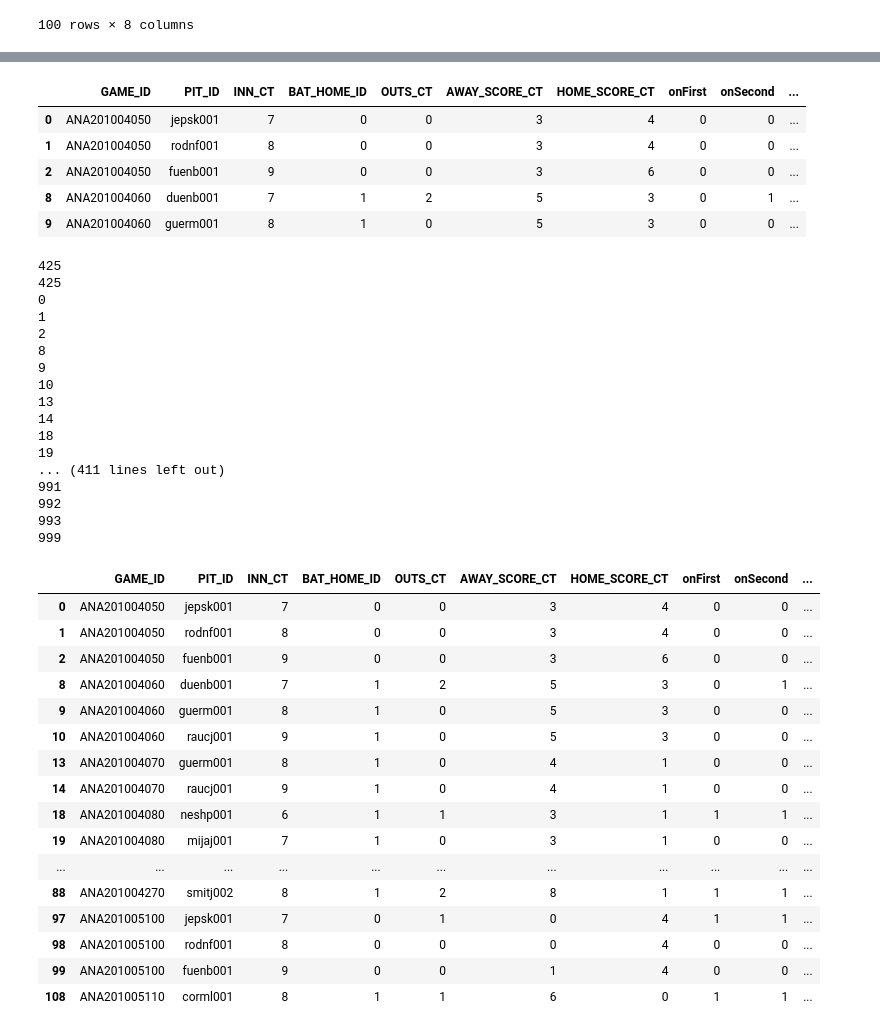
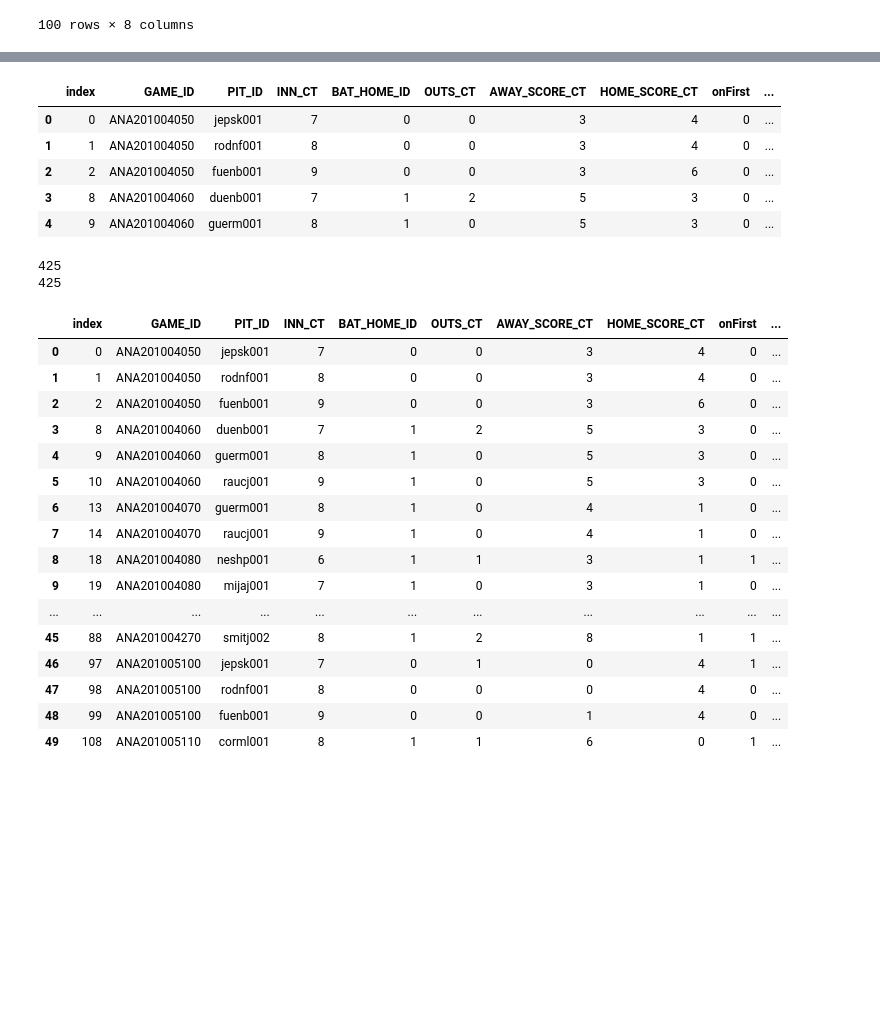
Before and after one commit to DylanSchneider/Save2.0, a Jupyter notebook: Save2.ipynb, the cells around one changed output, grey strips where cells are left out. Saved outputs shown, nothing was run; the diff lists cells and outputs as text; code cells hidden in the pictures; blank space fills up the shorter version.

```diff
--- a/Save2.ipynb
+++ b/Save2.ipynb
@@ -44,7 +48,7 @@ df_pitch_subs[['GAME_ID', 'PIT_ID', 'INN_CT', 'BAT_HOME_ID', 'AWAY_SCORE_CT', 'H
 | 99 | ANA201005100 | fuenb001 | 9 | 0 | 1 | 4 | None | True |
 100 rows × 8 columns
 # %%
-df_pitch_subs = df_pitch_subs[df_pitch_subs['SAVE_SIT'] == True].reindex()
+df_pitch_subs = df_pitch_subs[df_pitch_subs['SAVE_SIT'] == True].reset_index()
 # %%
 df_pitch_subs[['GAME_ID', 'PIT_ID', 'INN_CT', 'BAT_HOME_ID', 'AWAY_SCORE_CT', 'HOME_SCORE_CT', 'SAVE_PIT_ID', 'SAVE_SIT']].head(10)
 # %% [output]
@@ -62,5 +66,5 @@ df_pitch_subs[['GAME_ID', 'PIT_ID', 'INN_CT', 'BAT_HOME_ID', 'AWAY_SCORE_CT', 'H
 # %%
-df_next_pitcher = df_pitch_subs.shift(-1)
+df_next_pitcher = df_pitch_subs.shift(-1).reset_index()
 df_next_pitcher[['GAME_ID', 'PIT_ID', 'INN_CT', 'BAT_HOME_ID', 'AWAY_SCORE_CT', 'HOME_SCORE_CT', 'SAVE_PIT_ID', 'SAVE_SIT']].head(100)
 # %% [output]
 |  | GAME_ID | PIT_ID | INN_CT | BAT_HOME_ID | AWAY_SCORE_CT | HOME_SCORE_CT | SAVE_PIT_ID | SAVE_SIT |
@@ -85,12 +89,12 @@ df_next_pitcher[['GAME_ID', 'PIT_ID', 'INN_CT', 'BAT_HOME_ID', 'AWAY_SCORE_CT',
 df_pitch_subs['made_save'] = None
 df_pitch_subs.head()
 # %% [output]
-|  | GAME_ID | PIT_ID | INN_CT | BAT_HOME_ID | OUTS_CT | AWAY_SCORE_CT | HOME_SCORE_CT | onFirst | onSecond | ... |
-| 0 | ANA201004050 | jepsk001 | 7 | 0 | 0 | 3 | 4 | 0 | 0 | ... |
-| 1 | ANA201004050 | rodnf001 | 8 | 0 | 0 | 3 | 4 | 0 | 0 | ... |
-| 2 | ANA201004050 | fuenb001 | 9 | 0 | 0 | 3 | 6 | 0 | 0 | ... |
-| 8 | ANA201004060 | duenb001 | 7 | 1 | 2 | 5 | 3 | 0 | 1 | ... |
-| 9 | ANA201004060 | guerm001 | 8 | 1 | 0 | 5 | 3 | 0 | 0 | ... |
+|  | index | GAME_ID | PIT_ID | INN_CT | BAT_HOME_ID | OUTS_CT | AWAY_SCORE_CT | HOME_SCORE_CT | onFirst | ... |
+| 0 | 0 | ANA201004050 | jepsk001 | 7 | 0 | 0 | 3 | 4 | 0 | ... |
+| 1 | 1 | ANA201004050 | rodnf001 | 8 | 0 | 0 | 3 | 4 | 0 | ... |
+| 2 | 2 | ANA201004050 | fuenb001 | 9 | 0 | 0 | 3 | 6 | 0 | ... |
+| 3 | 8 | ANA201004060 | duenb001 | 7 | 1 | 2 | 5 | 3 | 0 | ... |
+| 4 | 9 | ANA201004060 | guerm001 | 8 | 1 | 0 | 5 | 3 | 0 | ... |
 # %%
 print(len(df_pitch_subs))
 print(len(df_next_pitcher))
@@ -107,65 +111,48 @@ for t1, t2 in zip(df_pitch_subs.iterrows(), df_next_pitcher.iterrows()):
             blew_lead = next_row['HOME_SCORE_CT'] <= next_row['AWAY_SCORE_CT']
             if blew_lead:
                 inn_diff = next_row['INN_CT'] - cur_row['INN_CT']
                 init_score_diff = cur_row['HOME_SCORE_CT'] - cur_row['AWAY_SCORE_CT']
 
                 if (init_score_diff <= 3 and inn_diff >= 1) or (inn_diff >= 3) or (cur_row['HOME_SCORE_CT'] <= cur_row['AWAY_SCORE_CT'] + 2 + sum([cur_row['onFirst'], cur_row['onSecond'], cur_row['onThird']])):
                     made_save = False
 
 
         elif cur_row['BAT_HOME_ID'] == 1:
             # away team
             blew_lead = next_row['HOME_SCORE_CT'] >= next_row['AWAY_SCORE_CT']
             if blew_lead:
                 inn_diff = next_row['INN_CT'] - cur_row['INN_CT']
                 init_score_diff = cur_row['AWAY_SCORE_CT'] - cur_row['HOME_SCORE_CT']
 
                 if (init_score_diff <= 3 and inn_diff >= 1) or (inn_diff >= 3) or (cur_row['AWAY_SCORE_CT'] <= cur_row['HOME_SCORE_CT'] + 2 + sum([cur_row['onFirst'], cur_row['onSecond'], cur_row['onThird']])):
                     made_save = False
 
 
     elif cur_row['PIT_ID'] == cur_row['SAVE_PIT_ID']:
             made_save = True
 
-    print
-    if cur_index = 425:
-        break
+
     df_pitch_subs.iloc[cur_index, df_pitch_subs.columns.get_loc('made_save')] = made_save
 
 
 df_pitch_subs.head(50)
 # %% [output]
 425
 425
-0
-1
-2
-8
-9
-10
-13
-14
-18
-19
-... (411 lines left out)
-991
-992
-993
-999
-|  | GAME_ID | PIT_ID | INN_CT | BAT_HOME_ID | OUTS_CT | AWAY_SCORE_CT | HOME_SCORE_CT | onFirst | onSecond | ... |
-| 0 | ANA201004050 | jepsk001 | 7 | 0 | 0 | 3 | 4 | 0 | 0 | ... |
-| 1 | ANA201004050 | rodnf001 | 8 | 0 | 0 | 3 | 4 | 0 | 0 | ... |
-| 2 | ANA201004050 | fuenb001 | 9 | 0 | 0 | 3 | 6 | 0 | 0 | ... |
-| 8 | ANA201004060 | duenb001 | 7 | 1 | 2 | 5 | 3 | 0 | 1 | ... |
-| 9 | ANA201004060 | guerm001 | 8 | 1 | 0 | 5 | 3 | 0 | 0 | ... |
-| 10 | ANA201004060 | raucj001 | 9 | 1 | 0 | 5 | 3 | 0 | 0 | ... |
-| 13 | ANA201004070 | guerm001 | 8 | 1 | 0 | 4 | 1 | 0 | 0 | ... |
-| 14 | ANA201004070 | raucj001 | 9 | 1 | 0 | 4 | 1 | 0 | 0 | ... |
-| 18 | ANA201004080 | neshp001 | 6 | 1 | 1 | 3 | 1 | 1 | 1 | ... |
-| 19 | ANA201004080 | mijaj001 | 7 | 1 | 0 | 3 | 1 | 0 | 0 | ... |
+|  | index | GAME_ID | PIT_ID | INN_CT | BAT_HOME_ID | OUTS_CT | AWAY_SCORE_CT | HOME_SCORE_CT | onFirst | ... |
+| 0 | 0 | ANA201004050 | jepsk001 | 7 | 0 | 0 | 3 | 4 | 0 | ... |
+| 1 | 1 | ANA201004050 | rodnf001 | 8 | 0 | 0 | 3 | 4 | 0 | ... |
+| 2 | 2 | ANA201004050 | fuenb001 | 9 | 0 | 0 | 3 | 6 | 0 | ... |
+| 3 | 8 | ANA201004060 | duenb001 | 7 | 1 | 2 | 5 | 3 | 0 | ... |
+| 4 | 9 | ANA201004060 | guerm001 | 8 | 1 | 0 | 5 | 3 | 0 | ... |
+| 5 | 10 | ANA201004060 | raucj001 | 9 | 1 | 0 | 5 | 3 | 0 | ... |
+| 6 | 13 | ANA201004070 | guerm001 | 8 | 1 | 0 | 4 | 1 | 0 | ... |
+| 7 | 14 | ANA201004070 | raucj001 | 9 | 1 | 0 | 4 | 1 | 0 | ... |
+| 8 | 18 | ANA201004080 | neshp001 | 6 | 1 | 1 | 3 | 1 | 1 | ... |
+| 9 | 19 | ANA201004080 | mijaj001 | 7 | 1 | 0 | 3 | 1 | 0 | ... |
 | ... | ... | ... | ... | ... | ... | ... | ... | ... | ... | ... |
-| 88 | ANA201004270 | smitj002 | 8 | 1 | 2 | 8 | 1 | 1 | 1 | ... |
-| 97 | ANA201005100 | jepsk001 | 7 | 0 | 1 | 0 | 4 | 1 | 1 | ... |
-| 98 | ANA201005100 | rodnf001 | 8 | 0 | 0 | 0 | 4 | 0 | 0 | ... |
-| 99 | ANA201005100 | fuenb001 | 9 | 0 | 0 | 1 | 4 | 0 | 0 | ... |
-| 108 | ANA201005110 | corml001 | 8 | 1 | 1 | 6 | 0 | 1 | 1 | ... |
+| 45 | 88 | ANA201004270 | smitj002 | 8 | 1 | 2 | 8 | 1 | 1 | ... |
+| 46 | 97 | ANA201005100 | jepsk001 | 7 | 0 | 1 | 0 | 4 | 1 | ... |
+| 47 | 98 | ANA201005100 | rodnf001 | 8 | 0 | 0 | 0 | 4 | 0 | ... |
+| 48 | 99 | ANA201005100 | fuenb001 | 9 | 0 | 0 | 1 | 4 | 0 | ... |
+| 49 | 108 | ANA201005110 | corml001 | 8 | 1 | 1 | 6 | 0 | 1 | ... |
```
Also changed, not shown: parts of 3 cells of this notebook.
